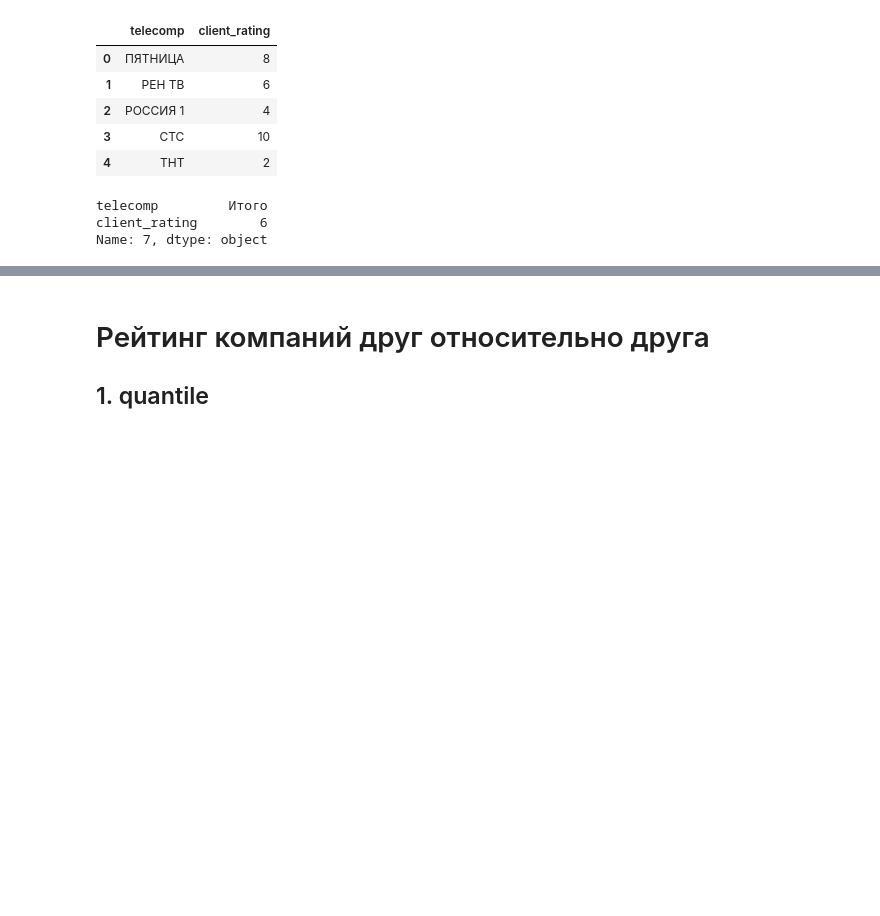
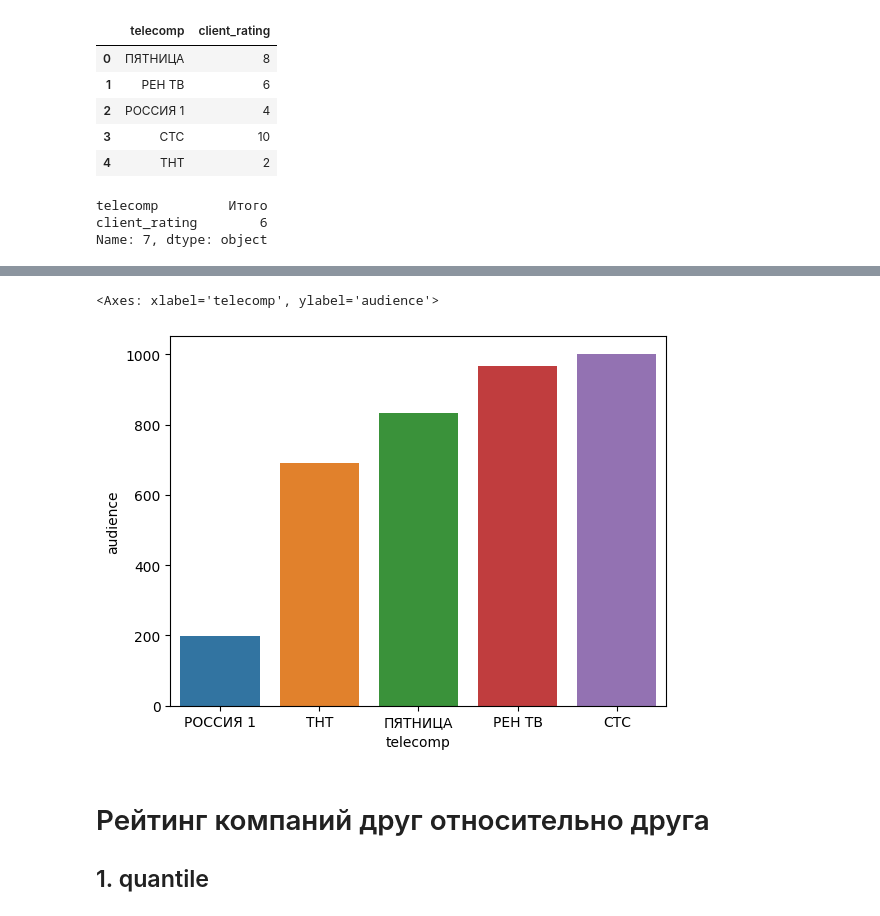
Before and after one commit to Nick2201/TRP_rate_system, a Jupyter notebook: TRP_rate_system/src/data_show.ipynb, the cells around one changed output, grey strips where cells are left out. Drawn from its saved outputs; the diff is of its cells as text; code cells hidden in the pictures; blank space fills up the shorter version.

```diff
--- a/TRP_rate_system/src/data_show.ipynb
+++ b/TRP_rate_system/src/data_show.ipynb
@@ -175,3 +181,16 @@ NameError: name 'sns' is not defined
+# %%
+df.groupby('telecomp',as_index=False).agg(audience=("fact",'sum'))
+
+sns.barplot(
+    data=df.groupby('telecomp',as_index=False)
+        .agg(audience=("fact",'sum'))
+        .sort_values(by="audience"),
+    y="audience",
+    x="telecomp",
+    )
+# %% [output]
+<Axes: xlabel='telecomp', ylabel='audience'>
+[figure, added]
 # %% [markdown]
 # Рейтинг компаний друг относительно друга
 ## 1. quantile
```
Also changed, not shown: parts of 3 cells of this notebook.
